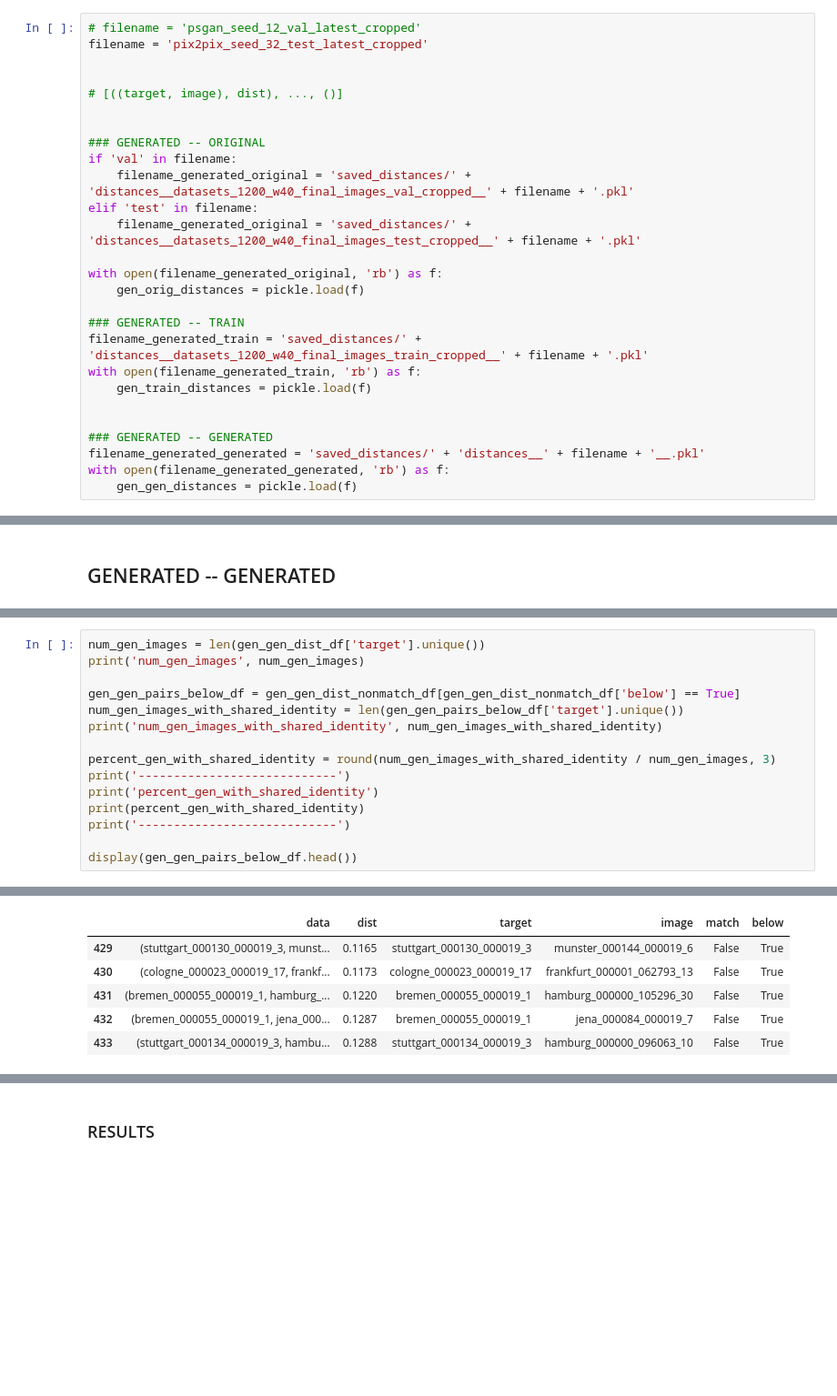
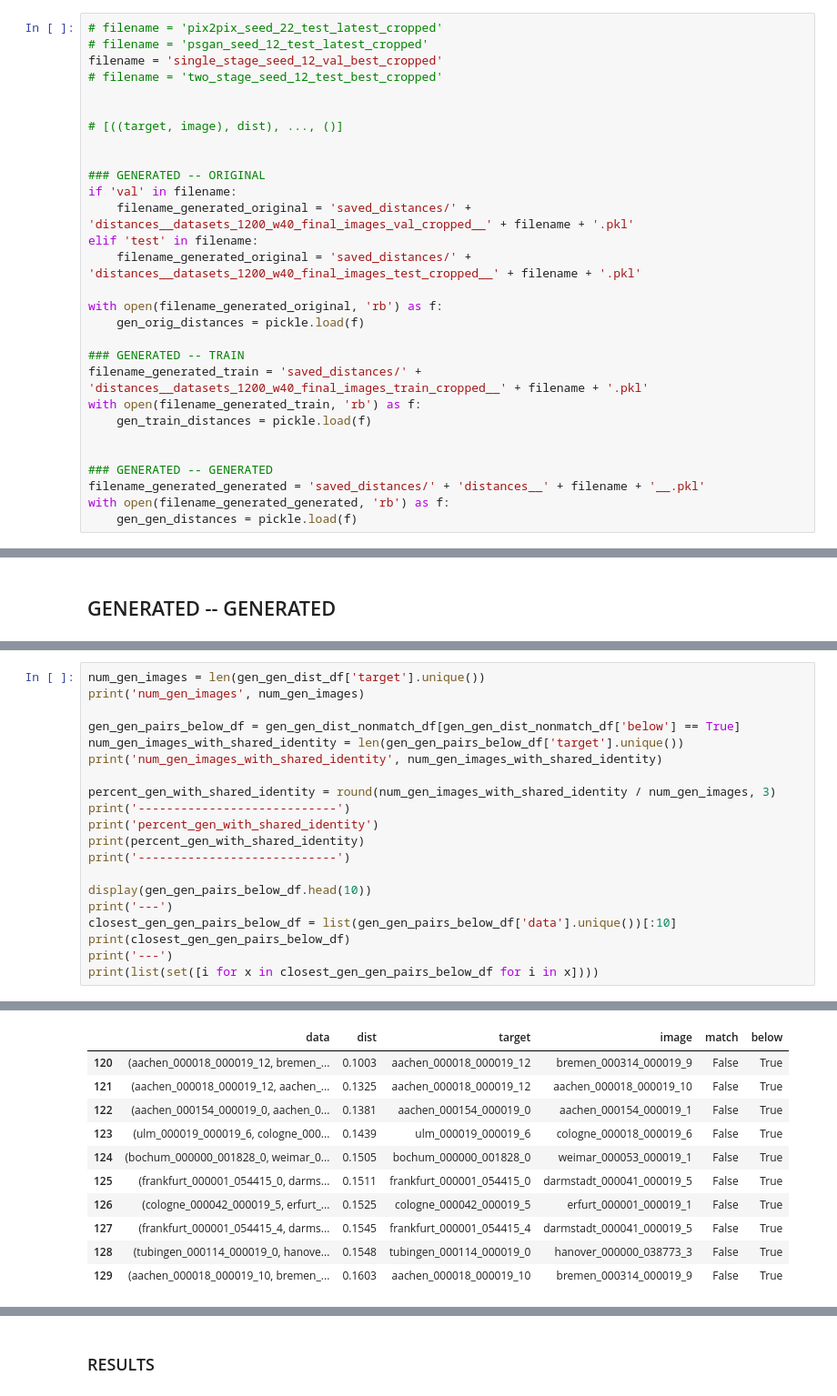
Before and after one commit to kaleighdouglas/AnonymizePeopleGAN, a Jupyter notebook: anonymity-metric-deep-person-reid/Cosine Distance Metrics.ipynb, the cells around one changed output, grey strips where cells are left out. Shown: that part at 91% size. Saved outputs shown, nothing was run; the diff lists cells and outputs as text; blank space fills up the shorter version.

```diff
--- a/anonymity-metric-deep-person-reid/Cosine Distance Metrics.ipynb
+++ b/anonymity-metric-deep-person-reid/Cosine Distance Metrics.ipynb
@@ -6,8 +6,10 @@ from sklearn.metrics import f1_score
 
 pd.set_option("max_colwidth", 80)
 # %%
-# filename = 'psgan_seed_12_val_latest_cropped'
-filename = 'pix2pix_seed_32_test_latest_cropped'
+# filename = 'pix2pix_seed_22_test_latest_cropped'
+# filename = 'psgan_seed_12_test_latest_cropped'
+filename = 'single_stage_seed_12_val_best_cropped'
+# filename = 'two_stage_seed_12_test_best_cropped'
 
 
 # [((target, image), dist), ..., ()]
@@ -236,5 +265,10 @@ print('percent_gen_with_shared_identity')
 print(percent_gen_with_shared_identity)
 print('----------------------------')
 
-display(gen_gen_pairs_below_df.head())
+display(gen_gen_pairs_below_df.head(10))
+print('---')
+closest_gen_gen_pairs_below_df = list(gen_gen_pairs_below_df['data'].unique())[:10]
+print(closest_gen_gen_pairs_below_df)
+print('---')
+print(list(set([i for x in closest_gen_gen_pairs_below_df for i in x])))
 # %% [output]
@@ -246,7 +280,12 @@ percent_gen_with_shared_identity
 ----------------------------
 |  | data | dist | target | image | match | below |
-| 429 | (stuttgart_000130_000019_3, munst... | 0.1165 | stuttgart_000130_000019_3 | munster_000144_000019_6 | False | True |
-| 430 | (cologne_000023_000019_17, frankf... | 0.1173 | cologne_000023_000019_17 | frankfurt_000001_062793_13 | False | True |
-| 431 | (bremen_000055_000019_1, hamburg_... | 0.1220 | bremen_000055_000019_1 | hamburg_000000_105296_30 | False | True |
-| 432 | (bremen_000055_000019_1, jena_000... | 0.1287 | bremen_000055_000019_1 | jena_000084_000019_7 | False | True |
-| 433 | (stuttgart_000134_000019_3, hambu... | 0.1288 | stuttgart_000134_000019_3 | hamburg_000000_096063_10 | False | True |
+| 120 | (aachen_000018_000019_12, bremen_... | 0.1003 | aachen_000018_000019_12 | bremen_000314_000019_9 | False | True |
+| 121 | (aachen_000018_000019_12, aachen_... | 0.1325 | aachen_000018_000019_12 | aachen_000018_000019_10 | False | True |
+| 122 | (aachen_000154_000019_0, aachen_0... | 0.1381 | aachen_000154_000019_0 | aachen_000154_000019_1 | False | True |
+| 123 | (ulm_000019_000019_6, cologne_000... | 0.1439 | ulm_000019_000019_6 | cologne_000018_000019_6 | False | True |
+| 124 | (bochum_000000_001828_0, weimar_0... | 0.1505 | bochum_000000_001828_0 | weimar_000053_000019_1 | False | True |
+| 125 | (frankfurt_000001_054415_0, darms... | 0.1511 | frankfurt_000001_054415_0 | darmstadt_000041_000019_5 | False | True |
+| 126 | (cologne_000042_000019_5, erfurt_... | 0.1525 | cologne_000042_000019_5 | erfurt_000001_000019_1 | False | True |
+| 127 | (frankfurt_000001_054415_4, darms... | 0.1545 | frankfurt_000001_054415_4 | darmstadt_000041_000019_5 | False | True |
+| 128 | (tubingen_000114_000019_0, hanove... | 0.1548 | tubingen_000114_000019_0 | hanover_000000_038773_3 | False | True |
+| 129 | (aachen_000018_000019_10, bremen_... | 0.1603 | aachen_000018_000019_10 | bremen_000314_000019_9 | False | True |
```
Also changed, not shown: parts of 15 cells of this notebook.
